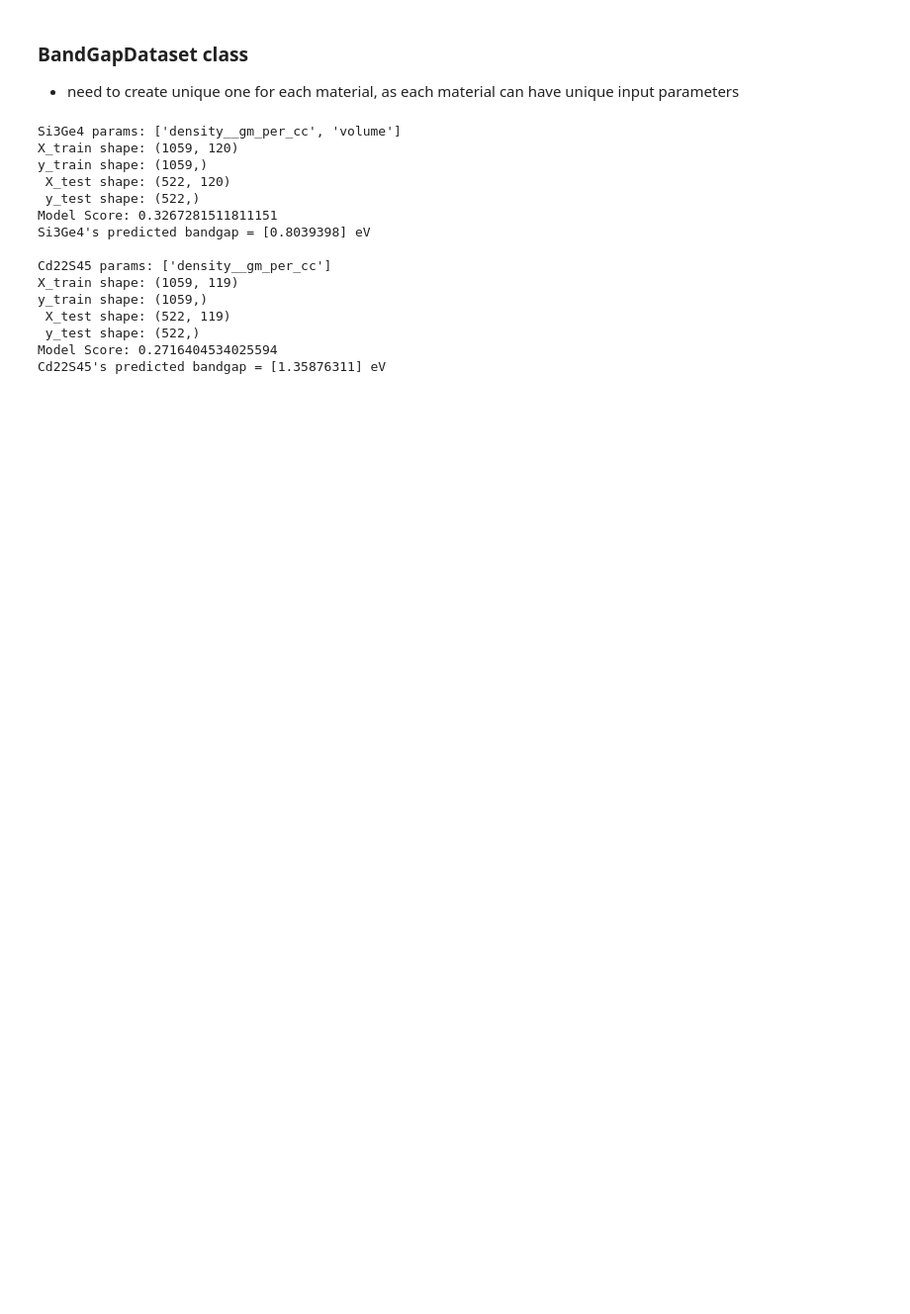
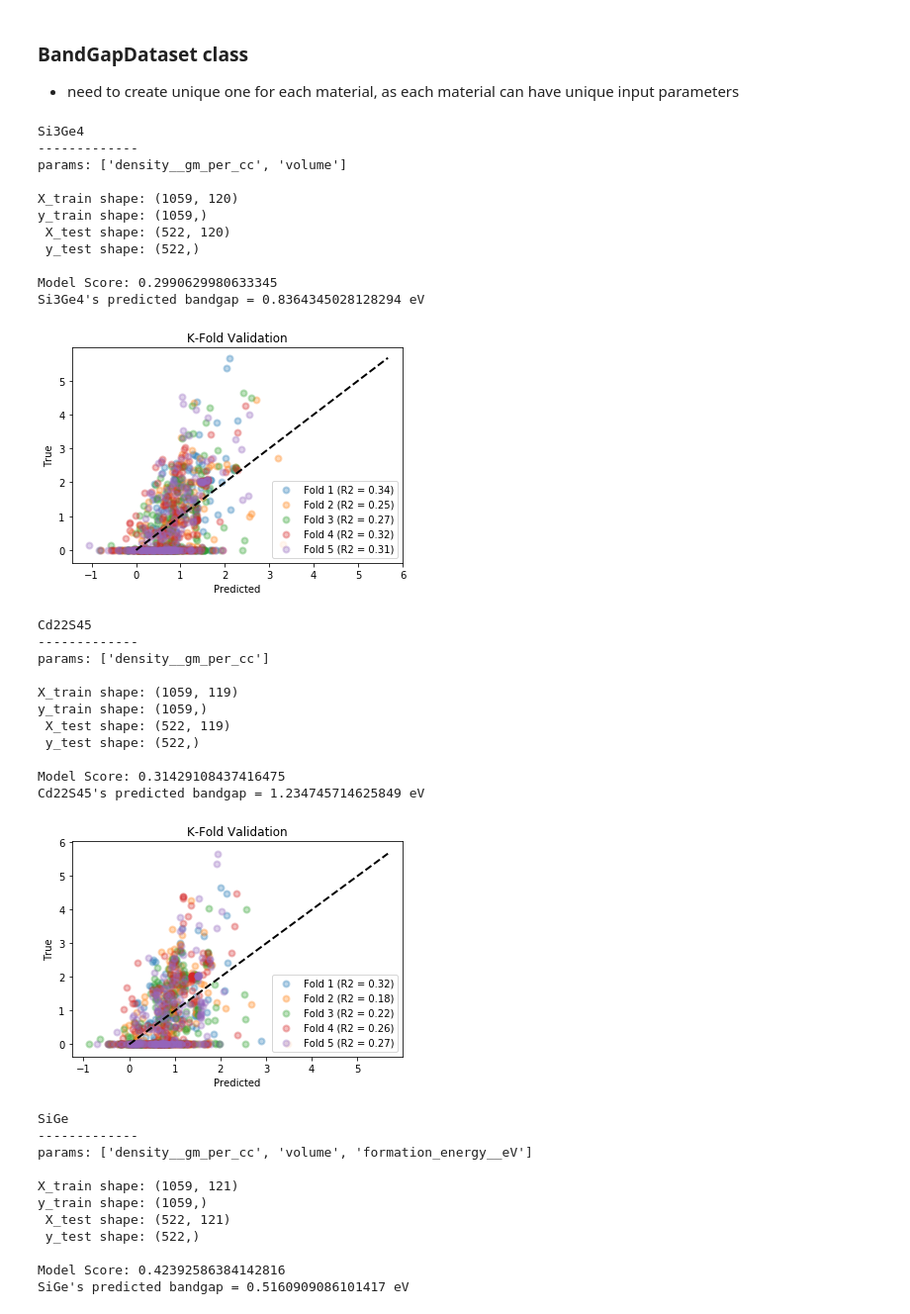
Before and after one commit to Exabyte-io/rewotes, a Jupyter notebook: emripka/ipynb/usage_prototyping.ipynb, the cells around one changed output. Shown at 99% size. Saved outputs shown, nothing was run; the diff lists cells and outputs as text; code cells hidden in the pictures; blank space fills up the shorter version.

Commit message:
K fold validation in usage_prototyping.ipynb; may need to rm BG=0 data

```diff
--- a/emripka/ipynb/usage_prototyping.ipynb
+++ b/emripka/ipynb/usage_prototyping.ipynb
@@ -23,9 +25,11 @@ json_path = "../data/training/materialsproject_json/"
 # %%
 Si3Ge4 = Material(formula="Si3Ge4",density=1.23,volume=57)
 Cd22S45 = Material(formula="Cd22S45",density=2.34)
+SiGe = Material(formula="SiGe",density=3.824,volume=43.741,formation_energy=0.024) #taken from mp-1219182
 
 print(Si3Ge4.training_params)
 print(Cd22S45.training_params)
+print(SiGe.training_params)
 # %% [output]
 ['density__gm_per_cc', 'volume']
 ['density__gm_per_cc']
@@ -32,5 +37,5 @@ print(Cd22S45.training_params)
 # %%
-material_dataset = MaterialsDataset([Si3Ge4,Cd22S45])
+material_dataset = MaterialsDataset([Si3Ge4,Cd22S45,SiGe])
 # %%
 material_dataset.materials_dict["Si3Ge4"]
 # %% [output]
@@ -58,6 +63,8 @@ materials_to_predict
 - need to create unique one for each material, as each material can have unique input parameters
 # %%
 for material in materials_to_predict:
+    print(f"{material}")
+    print("-------------")
     dataset = BandGapDataset(csv_path,json_path)
     data_dict = dataset.data_dict
     data_IDs = dataset.data_IDs
@@ -69,43 +76,89 @@ for material in materials_to_predict:
     bandgap_dataframe = BandGapDataFrame(data_dict, symbols, material_training_params)
     dataframe = bandgap_dataframe.dataframe
     non_element_keys = bandgap_dataframe.non_element_keys
 
-    print(f"{material} params: {non_element_keys[1:]}")
+    print(f"params: {non_element_keys[1:]}\n")
 
     X_keys = list(dataframe.keys())[2:]
     X = np.asarray(dataframe[X_keys])
     y = np.asarray(dataframe['band_gap__eV'])
 
     X_train, X_test, y_train, y_test = train_test_split(X, y, test_size=0.33, shuffle= True)
 
     print(f"X_train shape: {np.shape(X_train)}")
     print(f"y_train shape: {np.shape(y_train)}")
     print(f" X_test shape: {np.shape(X_test)}")
-    print(f" y_test shape: {np.shape(y_test)}")
+    print(f" y_test shape: {np.shape(y_test)}\n")
 
     model = linear_model.Ridge(alpha = .5)
     model.fit(X_train, y_train)
     print(f"Model Score: {model.score(X_test, y_test)}")
     #print('Weights: ', model.coef_)
 
     this_prediction_data = np.asarray(materials_prediction_data.prediction_data[material])
     this_prediction_data = np.reshape(this_prediction_data, (1,np.shape(this_prediction_data)[0]))
 
-    band_gap_prediction = model.predict(this_prediction_data)
+    band_gap_prediction = model.predict(this_prediction_data)[0]
     print(f"{material}'s predicted bandgap = {band_gap_prediction} eV\n")
+
+
+
+    # K fold validation
+    # https://towardsdatascience.com/machine-learning-with-python-regression-complete-tutorial-47268e546cea
+    scores = []
+    cv = model_selection.KFold(n_splits=5, shuffle=True)
+    fig = plt.figure()
+    i = 1
+
+    for train, test in cv.split(X_train, y_train):
+        prediction = model.fit(X_train[train],
+                     y_train[train]).predict(X_train[test])
+        true = y_train[test]
+        score = metrics.r2_score(true, prediction)
+        scores.append(score)
+        plt.scatter(prediction, true, lw=2, alpha=0.3,
+                    label='Fold %d (R2 = %0.2f)' % (i,score))
+        i = i+1
+    plt.plot([min(y_train),max(y_train)], [min(y_train),max(y_train)],
+             linestyle='--', lw=2, color='black')
+    plt.xlabel('Predicted')
+    plt.ylabel('True')
+    plt.title('K-Fold Validation')
+    plt.legend()
+    plt.show()
 # %% [output]
-Si3Ge4 params: ['density__gm_per_cc', 'volume']
+Si3Ge4
+-------------
+params: ['density__gm_per_cc', 'volume']
+
 X_train shape: (1059, 120)
 y_train shape: (1059,)
  X_test shape: (522, 120)
  y_test shape: (522,)
-Model Score: 0.3267281511811151
-Si3Ge4's predicted bandgap = [0.8039398] eV
 
-Cd22S45 params: ['density__gm_per_cc']
-X_train shape: (1059, 119)
-y_train shape: (1059,)
- X_test shape: (522, 119)
- y_test shape: (522,)
-Model Score: 0.2716404534025594
-Cd22S45's predicted bandgap = [1.35876311] eV
+Model Score: 0.2990629980633345
+Si3Ge4's predicted bandgap = 0.8364345028128294 eV
+[figure, added]
+Cd22S45
+-------------
+params: ['density__gm_per_cc']
+
+X_train shape: (1059, 119)
+y_train shape: (1059,)
+ X_test shape: (522, 119)
+ y_test shape: (522,)
+
+Model Score: 0.31429108437416475
+Cd22S45's predicted bandgap = 1.234745714625849 eV
+[figure, added]
+SiGe
+-------------
+params: ['density__gm_per_cc', 'volume', 'formation_energy__eV']
+
+X_train shape: (1059, 121)
+y_train shape: (1059,)
+ X_test shape: (522, 121)
+ y_test shape: (522,)
+
+Model Score: 0.42392586384142816
+SiGe's predicted bandgap = 0.5160909086101417 eV
```
Also changed, not shown: parts of 5 cells of this notebook, 1 other file.
